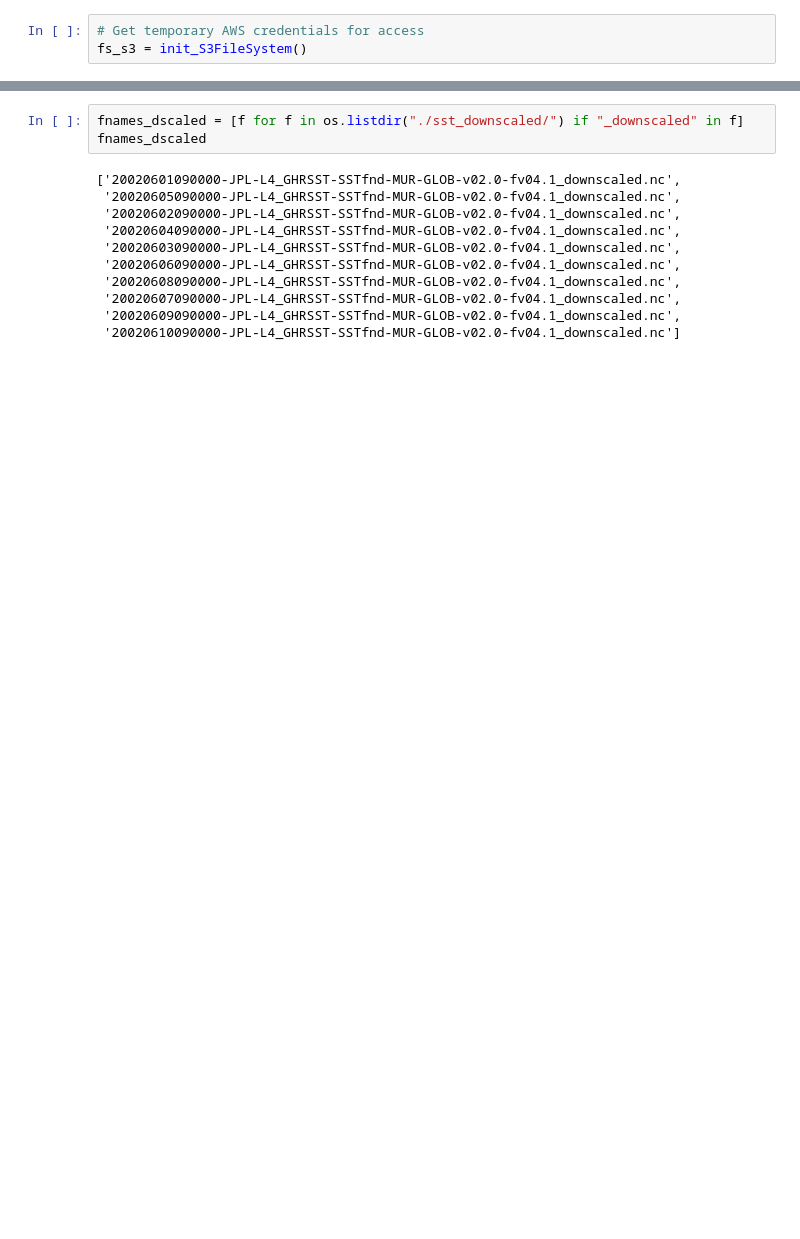
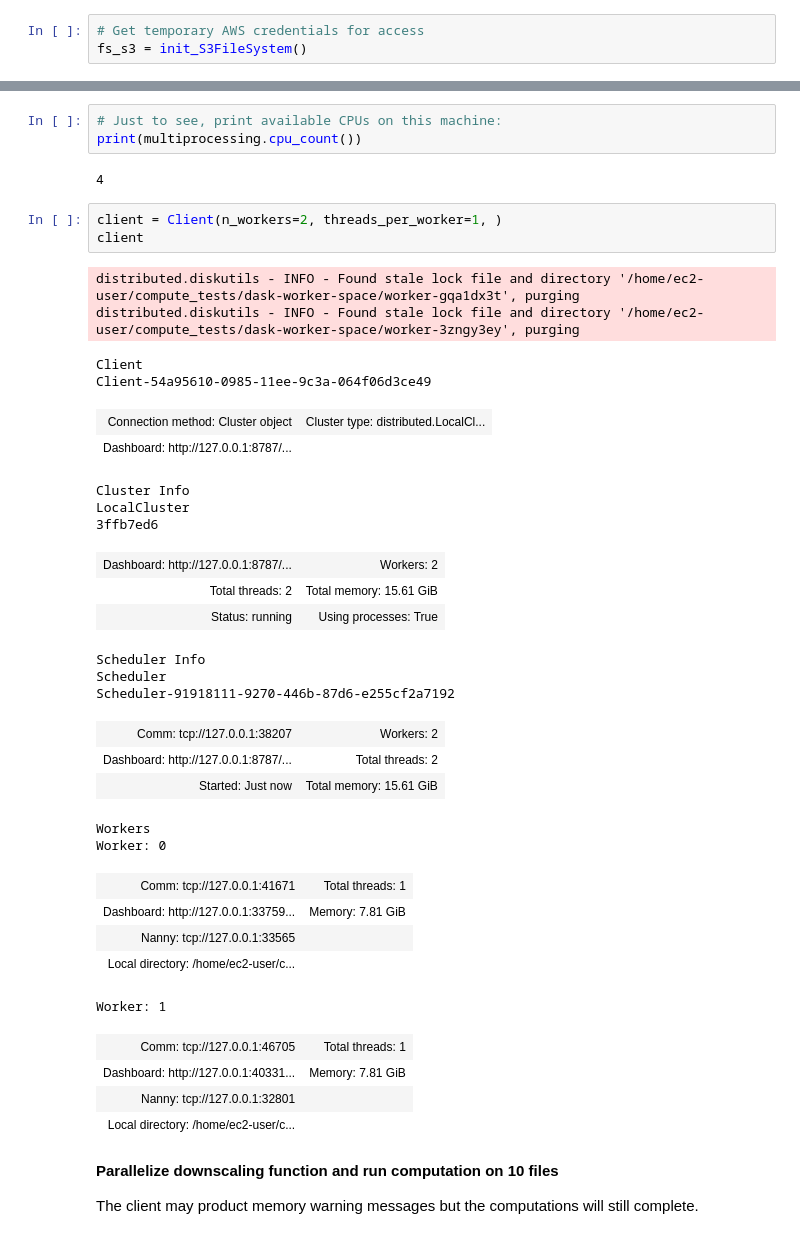
Before and after one commit to podaac/the-coding-club, a Jupyter notebook: notebooks/EC2_performance_assessment/dscale_s3_dask.ipynb, the cells around one changed output, grey strips where cells are left out. Drawn from its saved outputs; the diff is of its cells as text; blank space fills up the shorter version.

```diff
--- a/notebooks/EC2_performance_assessment/dscale_s3_dask.ipynb
+++ b/notebooks/EC2_performance_assessment/dscale_s3_dask.ipynb
@@ -295,14 +173,42 @@ Wall time: 2min 47s
-# %%
-fnames_dscaled = [f for f in os.listdir("./sst_downscaled/") if "_downscaled" in f]
-fnames_dscaled
-# %% [output]
-['20020601090000-JPL-L4_GHRSST-SSTfnd-MUR-GLOB-v02.0-fv04.1_downscaled.nc',
- '20020605090000-JPL-L4_GHRSST-SSTfnd-MUR-GLOB-v02.0-fv04.1_downscaled.nc',
- '20020602090000-JPL-L4_GHRSST-SSTfnd-MUR-GLOB-v02.0-fv04.1_downscaled.nc',
- '20020604090000-JPL-L4_GHRSST-SSTfnd-MUR-GLOB-v02.0-fv04.1_downscaled.nc',
- '20020603090000-JPL-L4_GHRSST-SSTfnd-MUR-GLOB-v02.0-fv04.1_downscaled.nc',
- '20020606090000-JPL-L4_GHRSST-SSTfnd-MUR-GLOB-v02.0-fv04.1_downscaled.nc',
- '20020608090000-JPL-L4_GHRSST-SSTfnd-MUR-GLOB-v02.0-fv04.1_downscaled.nc',
- '20020607090000-JPL-L4_GHRSST-SSTfnd-MUR-GLOB-v02.0-fv04.1_downscaled.nc',
- '20020609090000-JPL-L4_GHRSST-SSTfnd-MUR-GLOB-v02.0-fv04.1_downscaled.nc',
- '20020610090000-JPL-L4_GHRSST-SSTfnd-MUR-GLOB-v02.0-fv04.1_downscaled.nc']
+# %%
+# Just to see, print available CPUs on this machine:
+print(multiprocessing.cpu_count())
+# %% [output]
+4
+# %%
+client = Client(n_workers=2, threads_per_worker=1, )
+client
+# %% [output]
+distributed.diskutils - INFO - Found stale lock file and directory '/home/ec2-user/compute_tests/dask-worker-space/worker-gqa1dx3t', purging
+distributed.diskutils - INFO - Found stale lock file and directory '/home/ec2-user/compute_tests/dask-worker-space/worker-3zngy3ey', purging
+Client
+Client-54a95610-0985-11ee-9c3a-064f06d3ce49
+| Connection method: Cluster object | Cluster type: distributed.LocalCl... |
+| Dashboard: http://127.0.0.1:8787/... |  |
+Cluster Info
+LocalCluster
+3ffb7ed6
+| Dashboard: http://127.0.0.1:8787/... | Workers: 2 |
+| Total threads: 2 | Total memory: 15.61 GiB |
+| Status: running | Using processes: True |
+Scheduler Info
+Scheduler
+Scheduler-91918111-9270-446b-87d6-e255cf2a7192
+| Comm: tcp://127.0.0.1:38207 | Workers: 2 |
+| Dashboard: http://127.0.0.1:8787/... | Total threads: 2 |
+| Started: Just now | Total memory: 15.61 GiB |
+Workers
+Worker: 0
+| Comm: tcp://127.0.0.1:41671 | Total threads: 1 |
+| Dashboard: http://127.0.0.1:33759... | Memory: 7.81 GiB |
+| Nanny: tcp://127.0.0.1:33565 |  |
+| Local directory: /home/ec2-user/c... |  |
+Worker: 1
+| Comm: tcp://127.0.0.1:46705 | Total threads: 1 |
+| Dashboard: http://127.0.0.1:40331... | Memory: 7.81 GiB |
+| Nanny: tcp://127.0.0.1:32801 |  |
+| Local directory: /home/ec2-user/c... |  |
+# %% [markdown]
+**Parallelize downscaling function and run computation on 10 files**
+
+The client may product memory warning messages but the computations will still complete.
```
Also changed, not shown: parts of 31 cells of this notebook.
